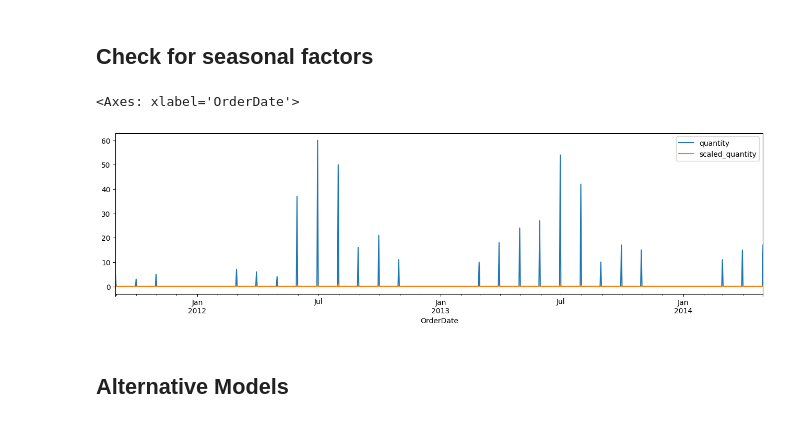
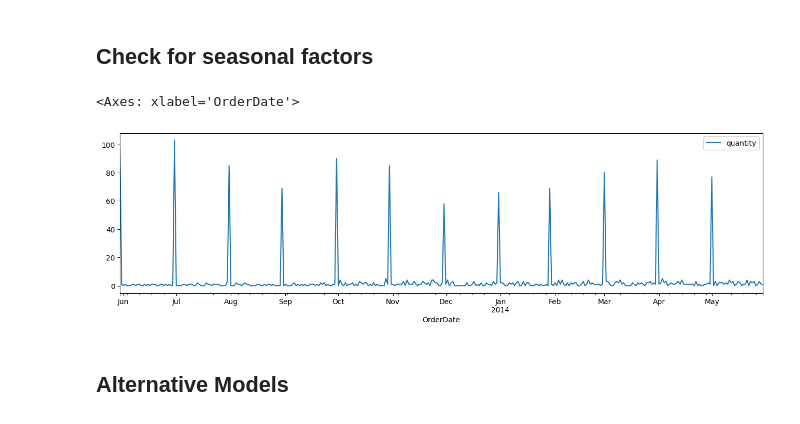
Before and after one commit to Hewhoipia/BDA-BI, a Jupyter notebook: arima/example.ipynb, the cells around one changed output. Cells and saved outputs as stored; diff of their text form; code cells hidden in the pictures.

```diff
--- a/arima/example.ipynb
+++ b/arima/example.ipynb
@@ -276,11 +276,11 @@ See the caveats in the documentation: https://pandas.pydata.org/pandas-docs/stab
 # %% [markdown]
 ## Check for seasonal factors
 # %%
-df3 = split_dfs[717]
+df3 = split_dfs[999]
 df3.plot(figsize=(16, 4))
 # %% [output]
 <Axes: xlabel='OrderDate'>
-[figure, old version]
+[figure, new version]
 # %%
 from sklearn.preprocessing import MinMaxScaler
 scaler = MinMaxScaler()
```
Also changed, not shown: parts of 4 cells of this notebook.
